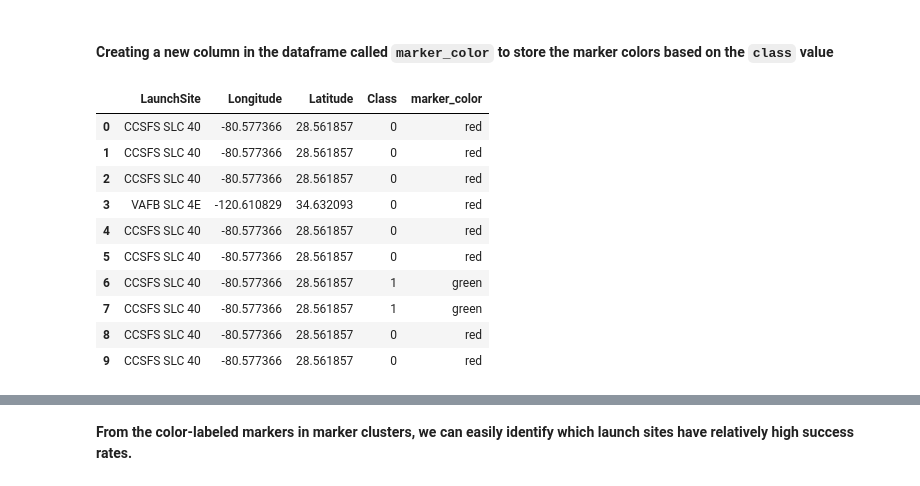
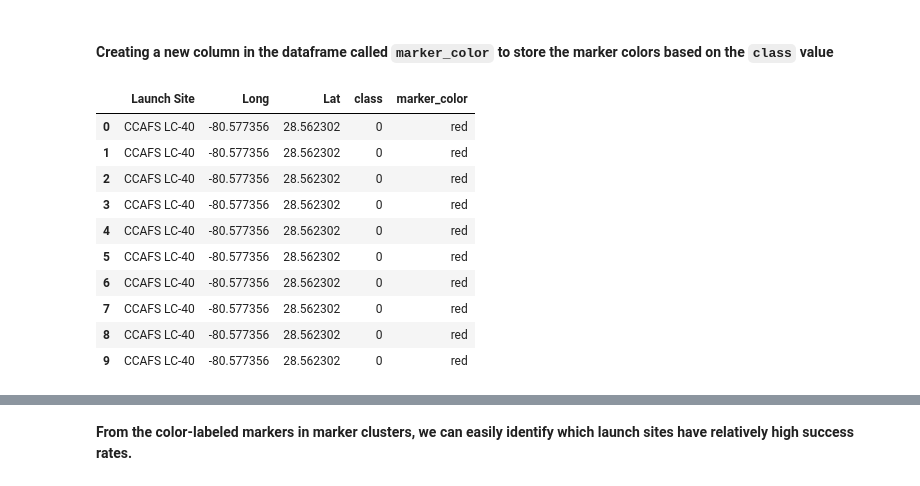
Before and after one commit to SharmisthaKundu98/Data_Science_portfolio, a Jupyter notebook: Spacex_project/Launchsite_analysis_folium.ipynb, the cells around one changed output, grey strips where cells are left out. Drawn from its saved outputs; the diff is of its cells as text; code cells hidden in the pictures.

```diff
--- a/Spacex_project/Launchsite_analysis_folium.ipynb
+++ b/Spacex_project/Launchsite_analysis_folium.ipynb
@@ -31,9 +27,9 @@ The following dataset with the name `spacex_launch_geo.csv` is an augmented data
 # %%
-df = pd.read_csv(r"C:\Users\kshar\myfiles\Data_Science_portfolio\Spacex_project\spacex_dataset_part_2.csv")
+df = pd.read_csv(r"C:\Users\kshar\myfiles\Data_Science_portfolio\Spacex_project\spacex_launch_geo.csv")
 df.head()
-df = df[['LaunchSite','Longitude','Latitude','Class']]
+df = df[['Launch Site','Long','Lat','class']]
 
-launch_sites_df = df.groupby(['LaunchSite'],as_index=False).first()
-launch_sites_df = launch_sites_df[['LaunchSite','Latitude','Longitude']]
+launch_sites_df = df.groupby(['Launch Site'],as_index=False).first()
+launch_sites_df = launch_sites_df[['Launch Site','Lat','Long','class']]
 launch_sites_df
 # %% [output]
@@ -123,25 +118,25 @@ marker_cluster = MarkerCluster()
 # %%
 
 # Function to assign color to launch outcome
 def assign_marker_color(outcome):
     if outcome == 1:
         return 'green'
     else:
         return 'red'
-df['marker_color'] = df['Class'].apply(assign_marker_color)
+df['marker_color'] = df['class'].apply(assign_marker_color)
 df.head(10)
 # %% [output]
-|  | LaunchSite | Longitude | Latitude | Class | marker_color |
-| 0 | CCSFS SLC 40 | -80.577366 | 28.561857 | 0 | red |
-| 1 | CCSFS SLC 40 | -80.577366 | 28.561857 | 0 | red |
-| 2 | CCSFS SLC 40 | -80.577366 | 28.561857 | 0 | red |
-| 3 | VAFB SLC 4E | -120.610829 | 34.632093 | 0 | red |
-| 4 | CCSFS SLC 40 | -80.577366 | 28.561857 | 0 | red |
-| 5 | CCSFS SLC 40 | -80.577366 | 28.561857 | 0 | red |
-| 6 | CCSFS SLC 40 | -80.577366 | 28.561857 | 1 | green |
-| 7 | CCSFS SLC 40 | -80.577366 | 28.561857 | 1 | green |
-| 8 | CCSFS SLC 40 | -80.577366 | 28.561857 | 0 | red |
-| 9 | CCSFS SLC 40 | -80.577366 | 28.561857 | 0 | red |
+|  | Launch Site | Long | Lat | class | marker_color |
+| 0 | CCAFS LC-40 | -80.577356 | 28.562302 | 0 | red |
+| 1 | CCAFS LC-40 | -80.577356 | 28.562302 | 0 | red |
+| 2 | CCAFS LC-40 | -80.577356 | 28.562302 | 0 | red |
+| 3 | CCAFS LC-40 | -80.577356 | 28.562302 | 0 | red |
+| 4 | CCAFS LC-40 | -80.577356 | 28.562302 | 0 | red |
+| 5 | CCAFS LC-40 | -80.577356 | 28.562302 | 0 | red |
+| 6 | CCAFS LC-40 | -80.577356 | 28.562302 | 0 | red |
+| 7 | CCAFS LC-40 | -80.577356 | 28.562302 | 0 | red |
+| 8 | CCAFS LC-40 | -80.577356 | 28.562302 | 0 | red |
+| 9 | CCAFS LC-40 | -80.577356 | 28.562302 | 0 | red |
 # %%
 # Add marker_cluster to current site_map
 site_map.add_child(marker_cluster)
```
Also changed, not shown: parts of 11 cells of this notebook, 3 other files.
